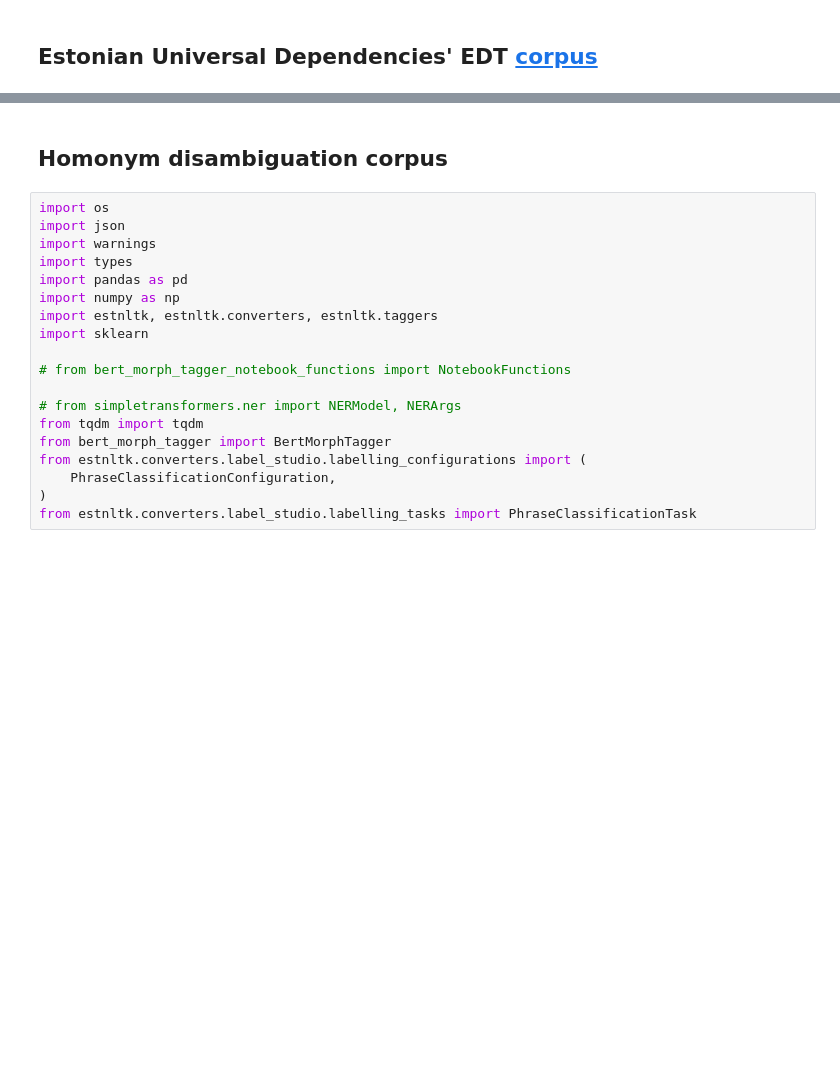
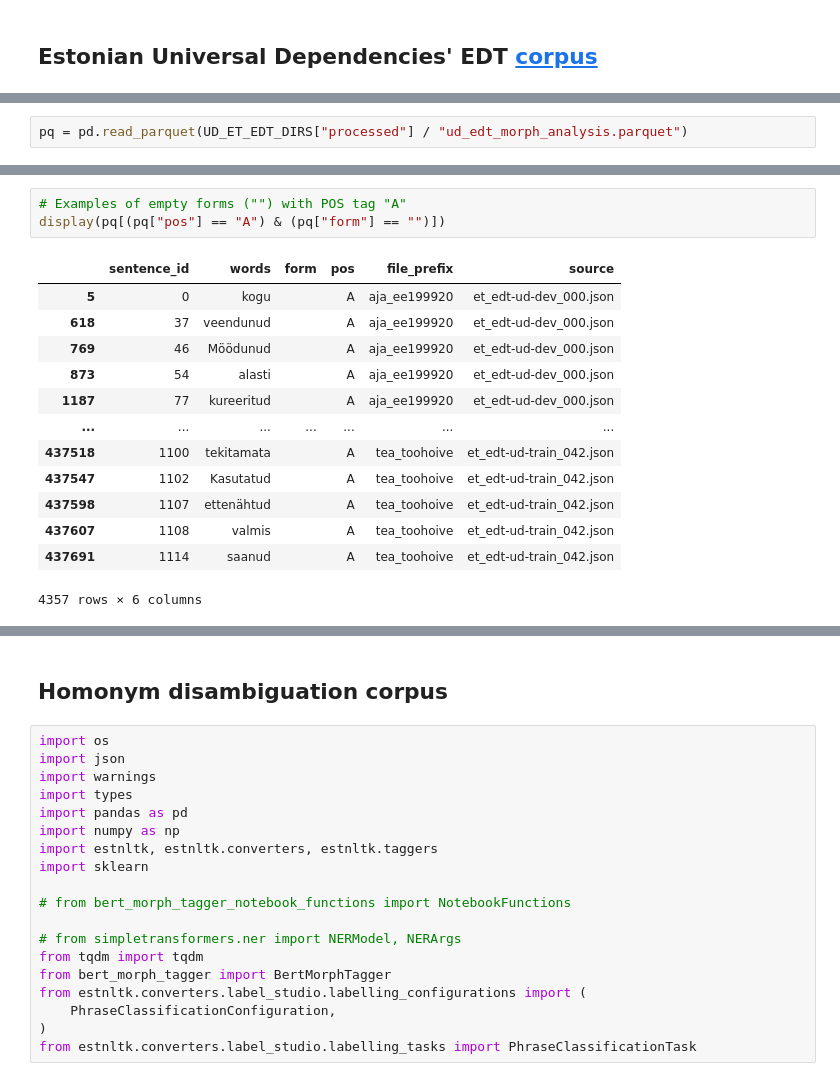
Before and after one commit to SanderSaska/EstNLTK_model_training, a Jupyter notebook: notebooks/data_preprocessing.ipynb, the cells around one changed output, grey strips where cells are left out. Saved outputs shown, nothing was run; the diff lists cells and outputs as text; blank space fills up the shorter version.

```diff
--- a/notebooks/data_preprocessing.ipynb
+++ b/notebooks/data_preprocessing.ipynb
@@ -106,0 +248,2 @@ Name: count, dtype: int64
+# %%
+pq = pd.read_parquet(UD_ET_EDT_DIRS["processed"] / "ud_edt_morph_analysis.parquet")
@@ -106,0 +271,17 @@ Name: count, dtype: int64
+# %%
+# Examples of empty forms ("") with POS tag "A"
+display(pq[(pq["pos"] == "A") & (pq["form"] == "")])
+# %% [output]
+|  | sentence_id | words | form | pos | file_prefix | source |
+| 5 | 0 | kogu |  | A | aja_ee199920 | et_edt-ud-dev_000.json |
+| 618 | 37 | veendunud |  | A | aja_ee199920 | et_edt-ud-dev_000.json |
+| 769 | 46 | Möödunud |  | A | aja_ee199920 | et_edt-ud-dev_000.json |
+| 873 | 54 | alasti |  | A | aja_ee199920 | et_edt-ud-dev_000.json |
+| 1187 | 77 | kureeritud |  | A | aja_ee199920 | et_edt-ud-dev_000.json |
+| ... | ... | ... | ... | ... | ... | ... |
+| 437518 | 1100 | tekitamata |  | A | tea_toohoive | et_edt-ud-train_042.json |
+| 437547 | 1102 | Kasutatud |  | A | tea_toohoive | et_edt-ud-train_042.json |
+| 437598 | 1107 | ettenähtud |  | A | tea_toohoive | et_edt-ud-train_042.json |
+| 437607 | 1108 | valmis |  | A | tea_toohoive | et_edt-ud-train_042.json |
+| 437691 | 1114 | saanud |  | A | tea_toohoive | et_edt-ud-train_042.json |
+4357 rows × 6 columns
```
Also changed, not shown: parts of 40 cells of this notebook.
